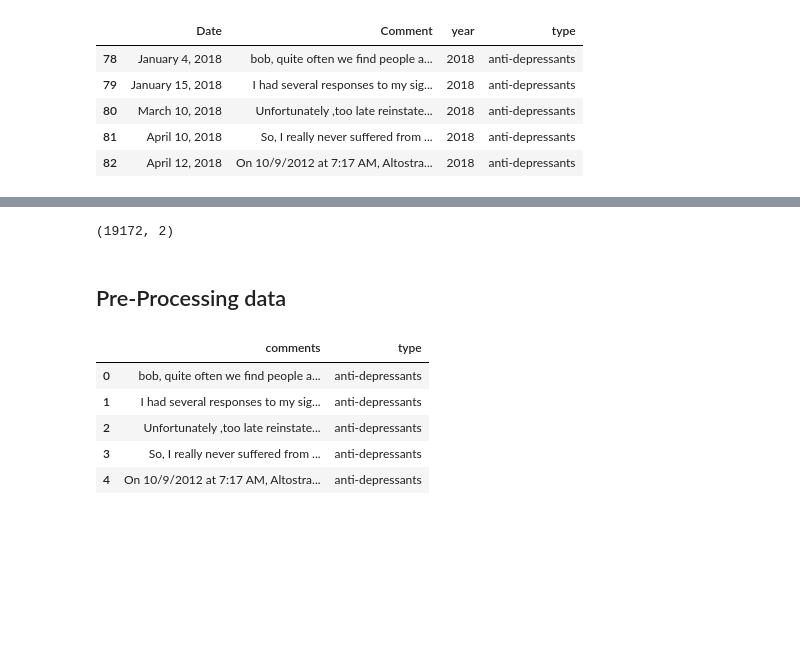
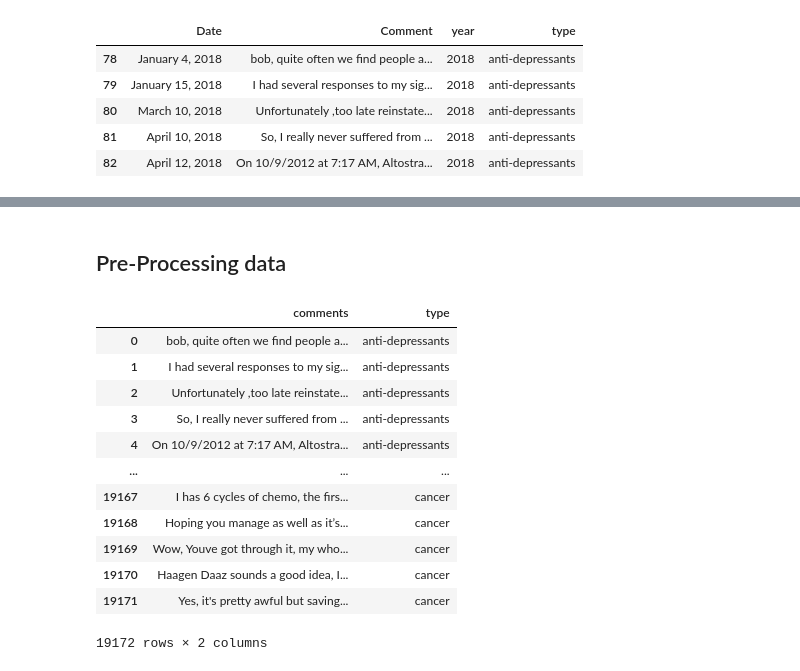
Before and after one commit to Karishma34/MedTech-Project, a Jupyter notebook: Web Scraping/forums/pre_process.ipynb, the cells around one changed output, grey strips where cells are left out. Cells and saved outputs as stored; diff of their text form; code cells hidden in the pictures; blank space fills up the shorter version.

```diff
--- a/Web Scraping/forums/pre_process.ipynb
+++ b/Web Scraping/forums/pre_process.ipynb
@@ -9,10 +9,10 @@ tqdm.pandas()
 # %%
 pd.set_option('display.max_colwidth', 1)
 # %%
-reddit_file = 'D://Year 2//Programming//DAC//External Project//csvs//reddit.csv'
-effective_forum_file = 'D://Year 2//Programming//DAC//External Project//csvs//effectivealtruism_antidepressants.csv'
-cancer_forum_file = 'D://Year 2//Programming//DAC//External Project//csvs//cancer_research.csv'
-anti_depressant_file = 'D://Year 2//Programming//DAC//External Project//csvs//symptoms_and_withdrawals.csv'
+reddit_file = 'Z://Year 2//Programming//DAC//External Project//csvs//reddit.csv'
+effective_forum_file = 'Z://Year 2//Programming//DAC//External Project//csvs//effectivealtruism_antidepressants.csv'
+cancer_forum_file = 'Z://Year 2//Programming//DAC//External Project//csvs//cancer_research.csv'
+anti_depressant_file = 'Z://Year 2//Programming//DAC//External Project//csvs//symptoms_and_withdrawals.csv'
 # %%
 reddit_df = pd.read_csv(reddit_file)
 effective_forum_df = pd.read_csv(effective_forum_file)
@@ -57,7 +48,3 @@ merged_df.head(5)
-# %%
-merged_df.shape
-# %% [output]
-(19172, 2)
 # %% [markdown]
 ## Pre-Processing data
 # %%
@@ -75,14 +62,21 @@ def lemmatize_words(text):
     """custom function to lemmatize the words"""
     return " ".join([lemmatizer.lemmatize(word) for word in text.split(' ')])
 # %%
-merged_df.head()
+merged_df
 # %% [output]
 |  | comments | type |
 | 0 | bob, quite often we find people a... | anti-depressants |
 | 1 | I had several responses to my sig... | anti-depressants |
 | 2 | Unfortunately ,too late reinstate... | anti-depressants |
 | 3 | So, I really never suffered from ... | anti-depressants |
 | 4 | On 10/9/2012 at 7:17 AM, Altostra... | anti-depressants |
+| ... | ... | ... |
+| 19167 | I has 6 cycles of chemo, the firs... | cancer |
+| 19168 | Hoping you manage as well as it’s... | cancer |
+| 19169 | Wow, Youve got through it, my who... | cancer |
+| 19170 | Haagen Daaz sounds a good idea, I... | cancer |
+| 19171 | Yes, it's pretty awful but saving... | cancer |
+19172 rows × 2 columns
 # %%
 def pre_process(dataframe):
 
```
Also changed, not shown: parts of 12 cells of this notebook.
